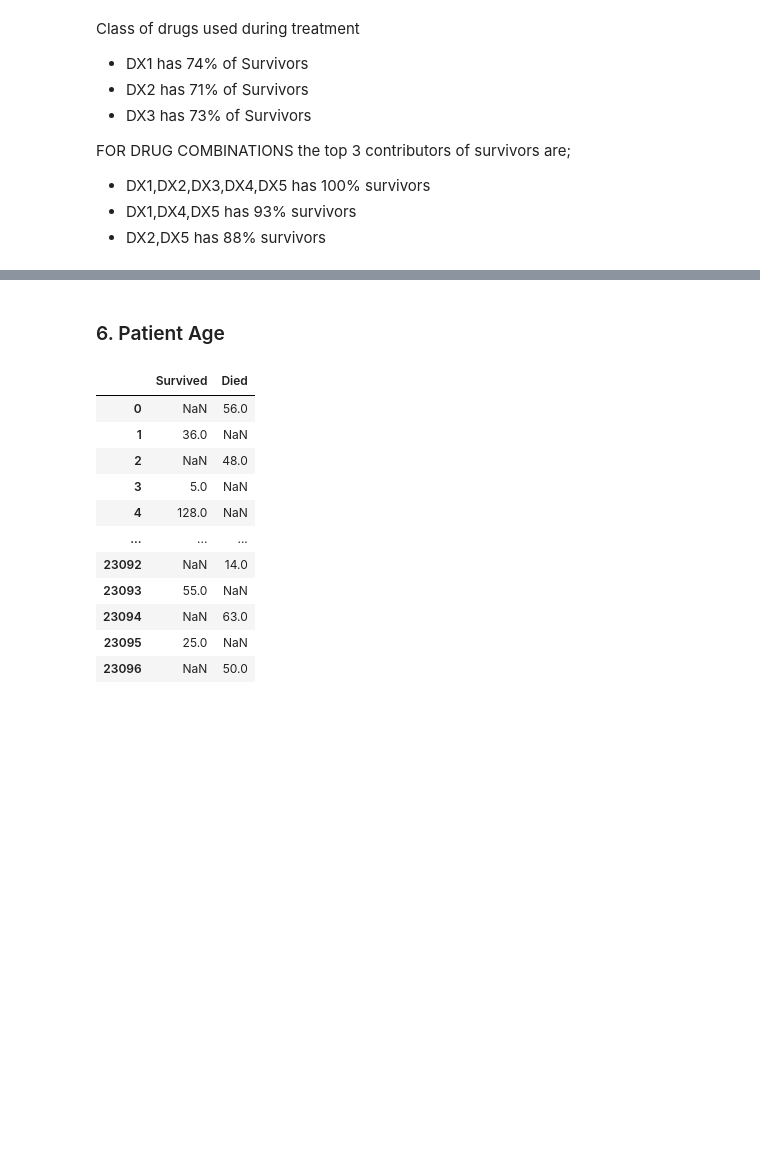
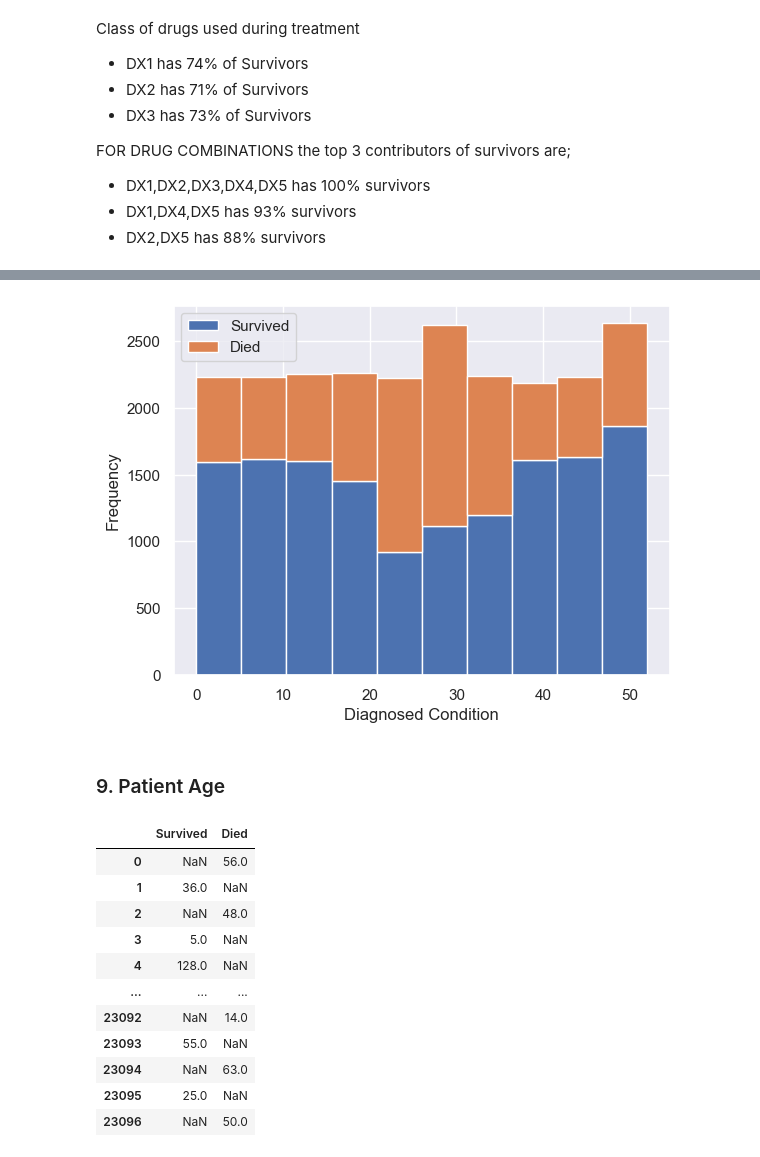
Before and after one commit to Kekyei/Hospital-Patients-Survival, a Jupyter notebook: Exploratory-Data-Analysis.ipynb, the cells around one changed output, grey strips where cells are left out. Saved outputs shown, nothing was run; the diff lists cells and outputs as text; code cells hidden in the pictures; blank space fills up the shorter version.

```diff
--- a/Exploratory-Data-Analysis.ipynb
+++ b/Exploratory-Data-Analysis.ipynb
@@ -410,0 +419,8 @@ FOR DRUG COMBINATIONS the top 3 contributors of survivors are;
+# %%
+diagnosed = pharma_data[["ID_Patient_Care_Situation","Diagnosed_Condition","Survived_1_year"]]
+diagnosed.columns = ["id","Diagnosed","Survival"]
+new_df = pd.DataFrame({"Survived":diagnosed[diagnosed["Survival"]==1]["Diagnosed"],
+                    "Died":diagnosed[diagnosed["Survival"]==0]["Diagnosed"]
+
+                    })
+new_df
@@ -411,5 +441,11 @@ FOR DRUG COMBINATIONS the top 3 contributors of survivors are;
+# %%
+new_df[["Survived","Died"]].plot.hist(stacked = True)
+plt.xlabel("Diagnosed Condition")
+plt.show()
+# %% [output]
+[figure, added]
 # %% [markdown]
-### 6. Patient Age
+### 9. Patient Age
 # %%
 age_pd = pharma_data[["ID_Patient_Care_Situation","Patient_Age","Survived_1_year"]]
 age_pd.columns = ["id","Age","Survival"]
```
Also changed, not shown: parts of 37 cells of this notebook.
